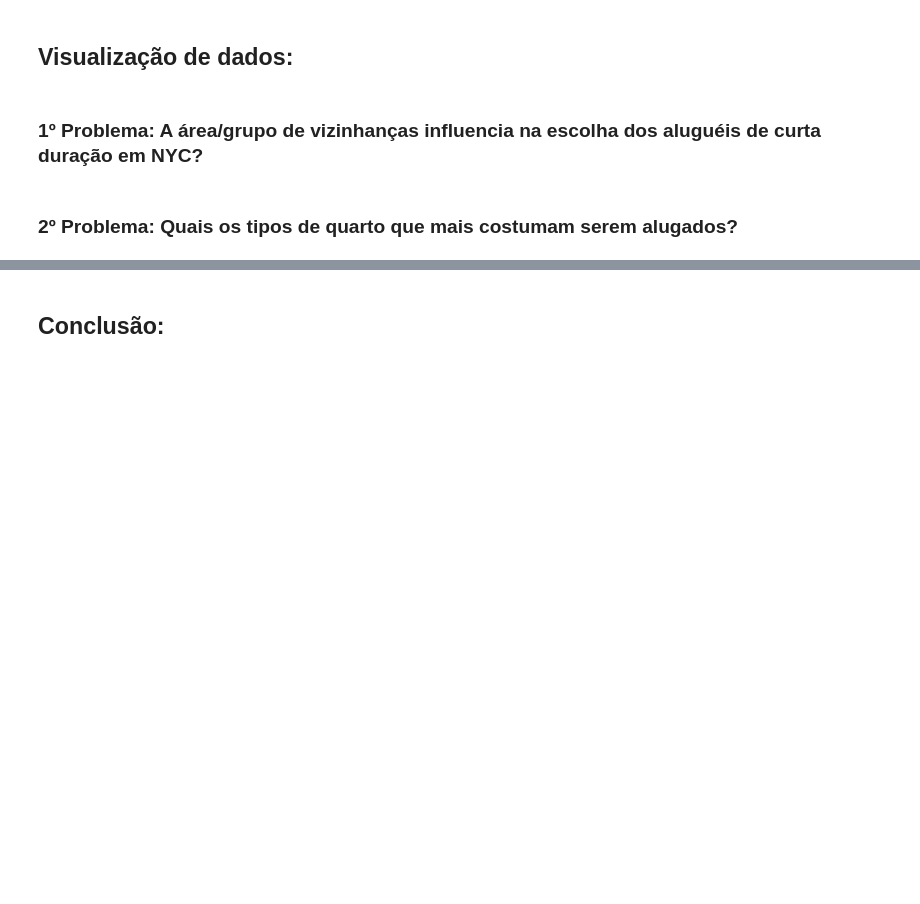
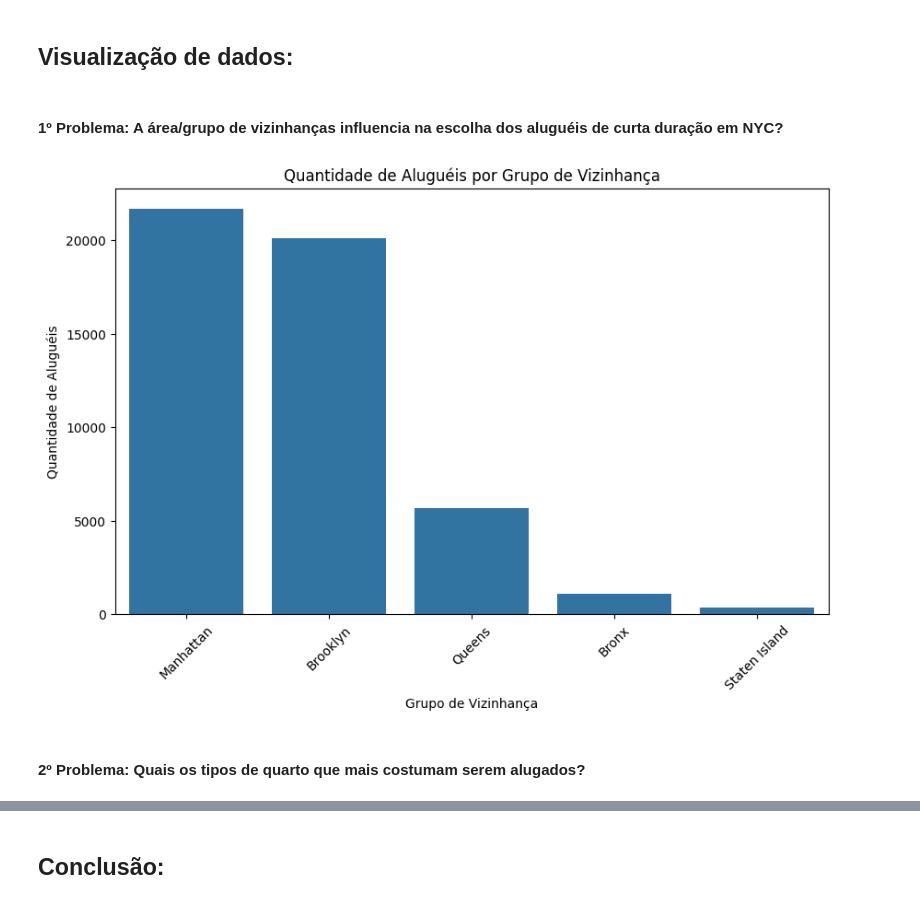
Before and after one commit to joaovincosta/AulasPA, a Jupyter notebook: Análise_de_Dados_Airbnb_NYC.ipynb, the cells around one changed output, grey strips where cells are left out. Saved outputs shown, nothing was run; the diff lists cells and outputs as text; code cells hidden in the pictures; blank space fills up the shorter version.

```diff
--- a/Análise_de_Dados_Airbnb_NYC.ipynb
+++ b/Análise_de_Dados_Airbnb_NYC.ipynb
@@ -114,6 +114,17 @@ df.describe()
 # %% [markdown]
 ## **Visualização de dados:**
 # %% [markdown]
-### **1º Problema**: A área/grupo de vizinhanças influencia na escolha dos aluguéis de curta duração em NYC?
+#### **1º Problema**: A área/grupo de vizinhanças influencia na escolha dos aluguéis de curta duração em NYC?
+# %%
+# Gráfico de barras para a quantidade de aluguéis por área
+plt.figure(figsize=(10, 6))
+sns.countplot(data=df, x='neighbourhood_group', order=df['neighbourhood_group'].value_counts().index)
+plt.title('Quantidade de Aluguéis por Grupo de Vizinhança')
+plt.xlabel('Grupo de Vizinhança')
+plt.ylabel('Quantidade de Aluguéis')
+plt.xticks(rotation=45)
+plt.show()
+# %% [output]
+[figure, added]
 # %% [markdown]
-### **2º Problema**: Quais os tipos de quarto que mais costumam serem alugados?
+#### **2º Problema**: Quais os tipos de quarto que mais costumam serem alugados?
```
Also changed, not shown: parts of 3 cells of this notebook.
